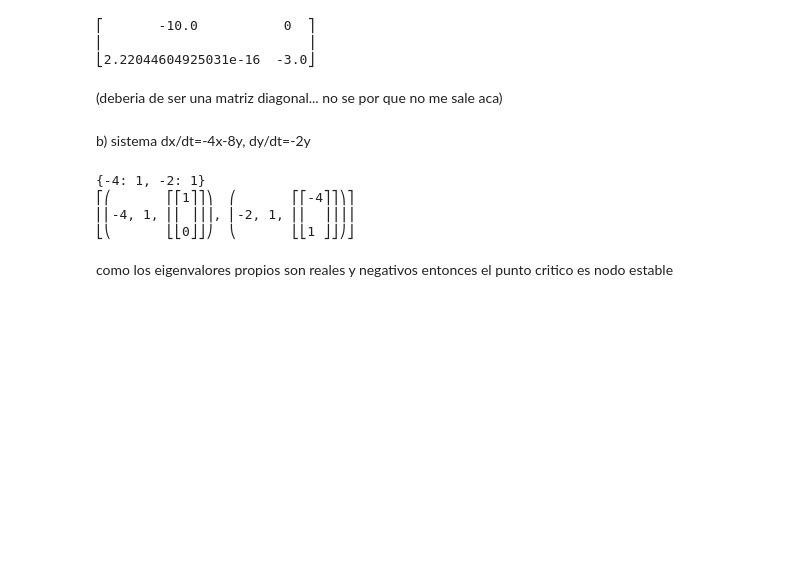
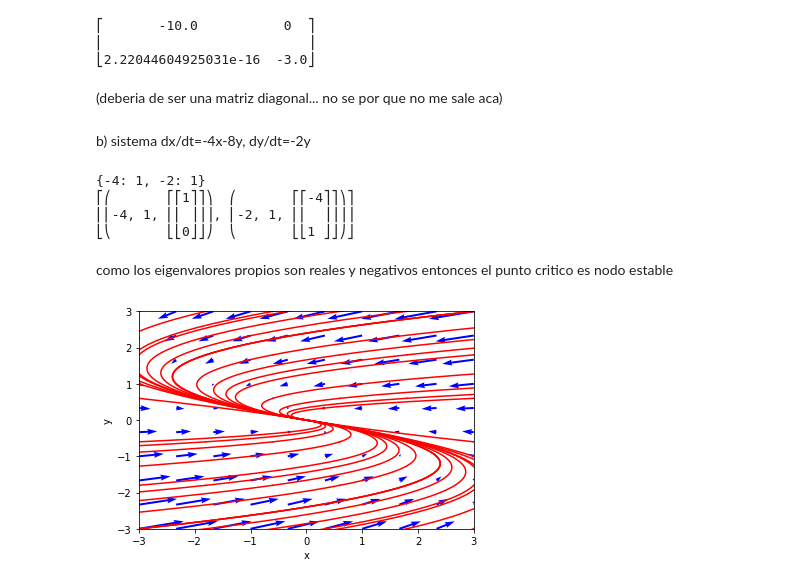
Before and after one commit to ShannonNCM/Sistemas-Dinamicos, a Jupyter notebook: Cap3/Ejercicios/01.ipynb, the cells around one changed output. Saved outputs shown, nothing was run; the diff lists cells and outputs as text; code cells hidden in the pictures; blank space fills up the shorter version.

```diff
--- a/Cap3/Ejercicios/01.ipynb
+++ b/Cap3/Ejercicios/01.ipynb
@@ -40,3 +72,37 @@ pprint(M.eigenvects())
 ⎣⎝       ⎣⎣0⎦⎦⎠  ⎝       ⎣⎣1 ⎦⎦⎠⎦
 # %% [markdown]
 como los eigenvalores propios son reales y negativos entonces el punto critico es nodo estable
+# %%
+#sistema lineal
+def dx_dt(x,t):
+    return [-4*x[0]-8*x[1],-2*x[1]]
+#trayectorias en tiempo hacia adelante
+ts=np.linspace(0,10,500)
+ic=np.linspace(-3,3,6)
+for r in ic:
+    for s in ic:
+        x0=[r,s]
+        xs=odeint(dx_dt,x0,ts)
+        plt.plot(xs[:,0],xs[:,1],"r-")
+#trayectorias en tiempo hacia atras
+ts=np.linspace(0,-10,500)
+ic=np.linspace(-3,3,6)
+for r in ic:
+    for s in ic:
+        x0=[r,s]
+        xs=odeint(dx_dt,x0,ts)
+        plt.plot(xs[:,0],xs[:,1],"r-")
+#etiquetas de ejes y estilo de letra
+plt.xlabel('x',fontsize=10)
+plt.ylabel('y',fontsize=10)
+plt.tick_params(labelsize=10)
+plt.xlim(-3,3)
+plt.ylim(-3,3)
+#campo vectorial
+X,Y=np.mgrid[-3:3:10j,-3:3:10j]
+u=-4*X-8*Y
+v=-2*Y
+pl.quiver(X,Y,u,v,color='b')
+plt.show()
+# %% [output]
+[figure, added]
```
Also changed, not shown: parts of 4 cells of this notebook.
